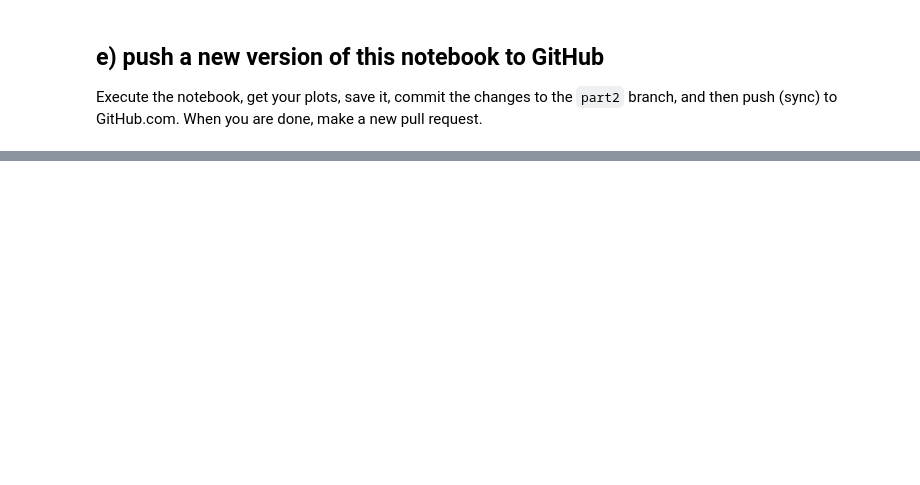
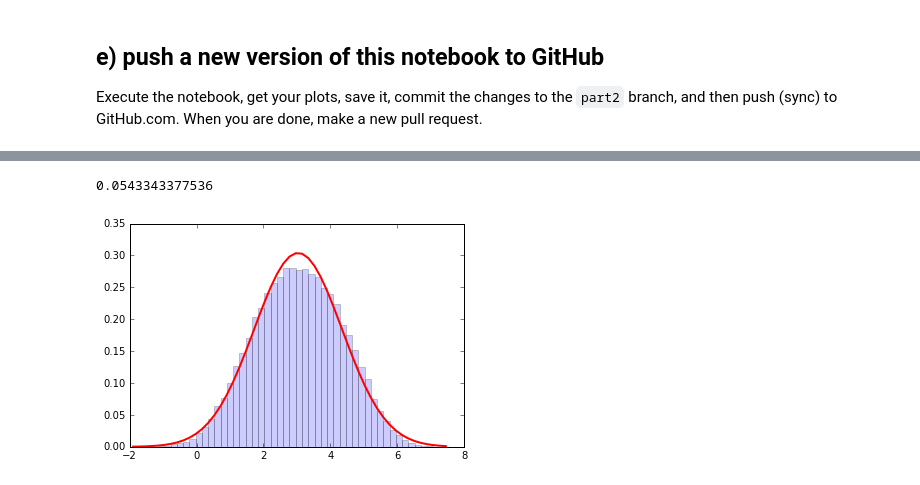
Before and after one commit to cranmer/intro-exp-phys-II, a Jupyter notebook: Central-Limit-Theorem.ipynb, the cells around one changed output, grey strips where cells are left out. Saved outputs shown, nothing was run; the diff lists cells and outputs as text; code cells hidden in the pictures; blank space fills up the shorter version.

```diff
--- a/Central-Limit-Theorem.ipynb
+++ b/Central-Limit-Theorem.ipynb
@@ -249,0 +351,5 @@ Execute the notebook, get your plots, save it, commit the changes to the `part2`
+# %%
+do_random_convolution_with_chi2(ok_distributions_list,7)
+# %% [output]
+0.0543343377536
+[figure, added]
```
Also changed, not shown: parts of 21 cells of this notebook.
